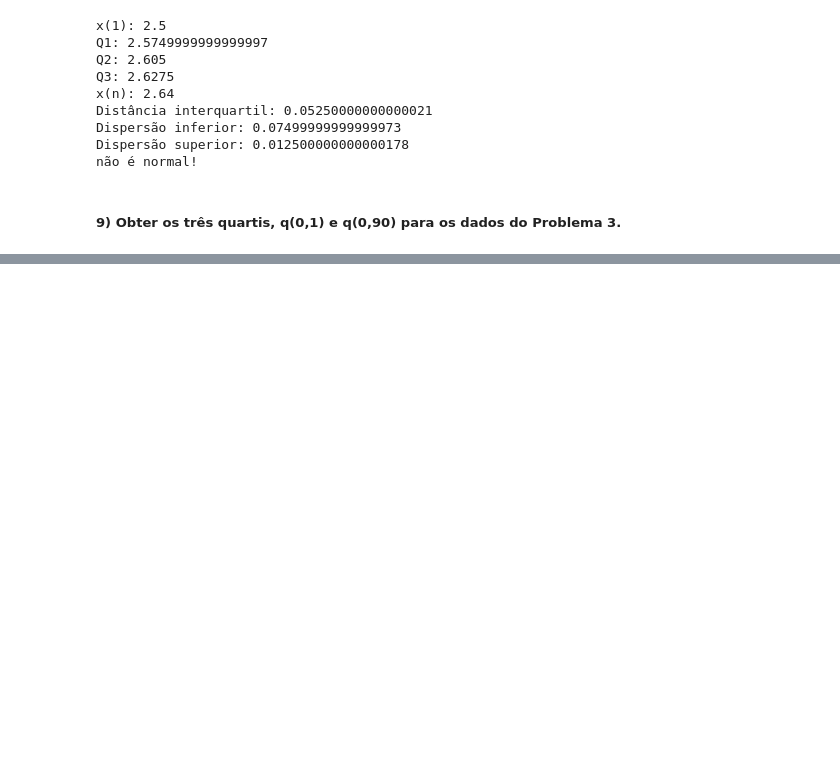
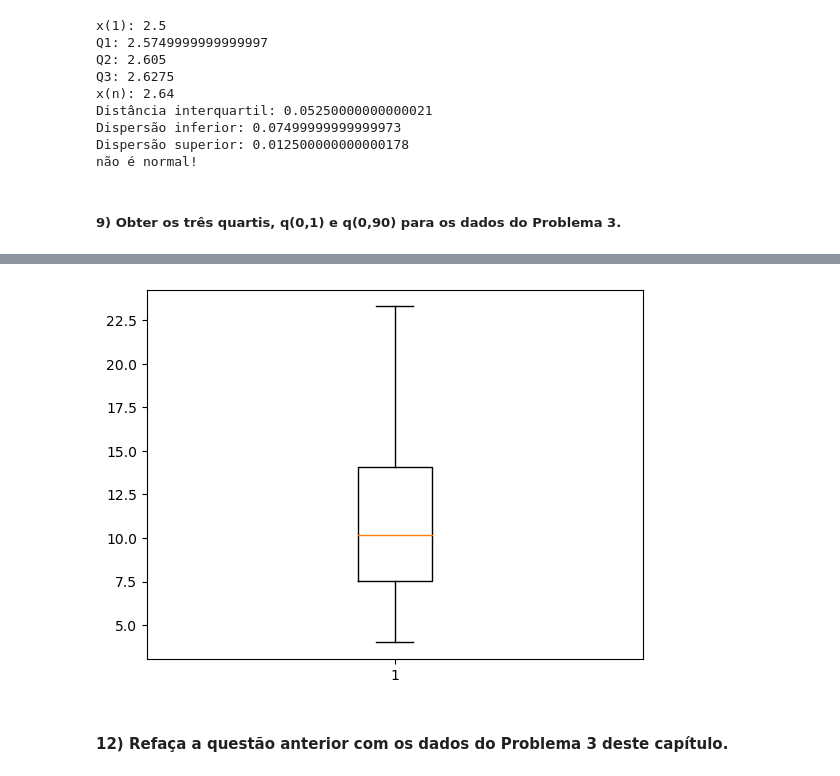
Before and after one commit to msbrasil/Estatistica, a Jupyter notebook: estatistica-basica/Capítulo 3.ipynb, the cells around one changed output, grey strips where cells are left out. Drawn from its saved outputs; the diff is of its cells as text; code cells hidden in the pictures; blank space fills up the shorter version.

```diff
--- a/estatistica-basica/Capítulo 3.ipynb
+++ b/estatistica-basica/Capítulo 3.ipynb
@@ -209,0 +268,14 @@ print(f'x(n): {xn}')
+# %%
+tabela21 = pd.read_excel('dados/Dados_EB.xls', sheet_name='Tabela 2.1')
+
+tabela21.rename(columns=tabela21.iloc[0],inplace=True)
+tabela21.drop(tabela21.index[0], inplace=True)
+tabela21 = tabela21.reset_index(drop=True)
+# %%
+#boxplot vertical
+plt.boxplot(tabela21['Salario (x Sal Min)'], vert=True)
+plt.show()
+# %% [output]
+[figure, added]
+# %% [markdown]
+#### 12) Refaça a questão anterior com os dados do Problema 3 deste capítulo.
```
Also changed, not shown: parts of 12 cells of this notebook.
